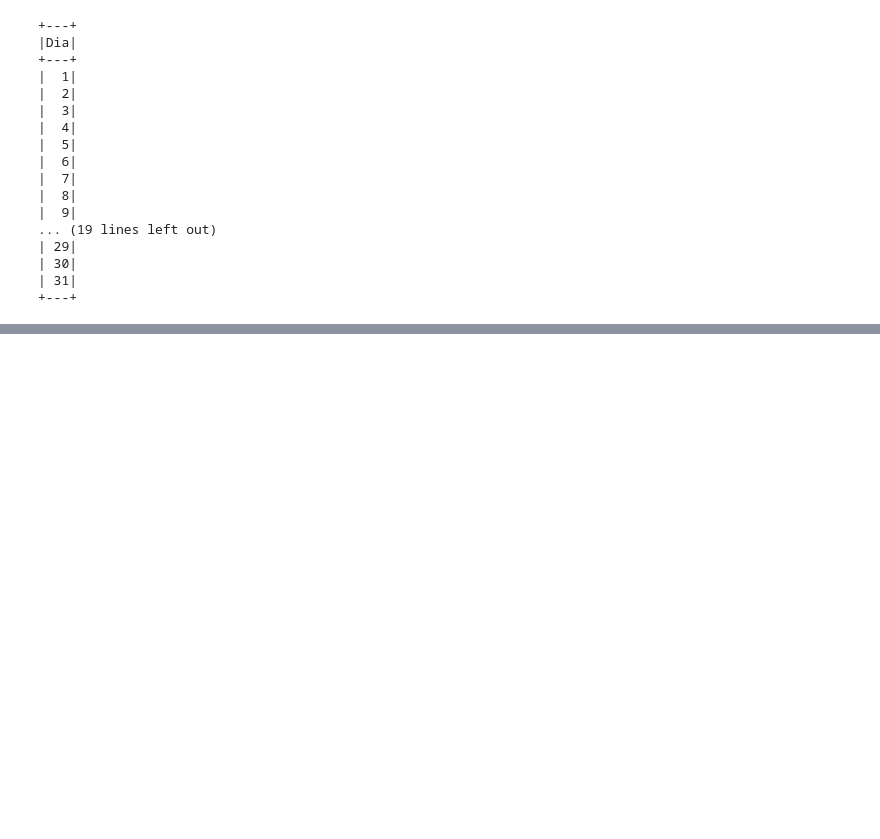
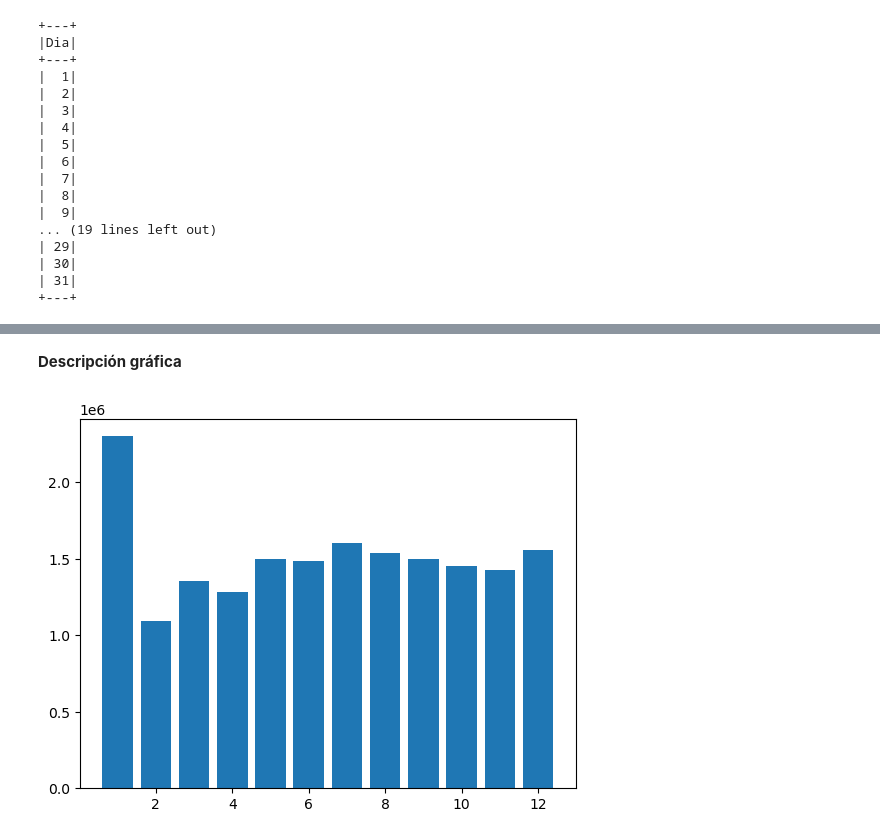
Before and after one commit to TheMexicanTarzan/Reto-COPPEL, a Jupyter notebook: Análisis_COPPEL.ipynb, the cells around one changed output, grey strips where cells are left out. Cells and saved outputs as stored; diff of their text form; code cells hidden in the pictures; blank space fills up the shorter version.

```diff
--- a/Análisis_COPPEL.ipynb
+++ b/Análisis_COPPEL.ipynb
@@ -196,0 +264,5 @@ Corregir errores de etiquetado y elimar observaciones donde hora de llegada es m
+# %%
+df = df.filter((col("Hora_llegada") < col("Hora_llamado")) &
+          (col("Hora_llegada") < col("Hora_salida")) &
+          (col("Hora_llamado") < col("Hora_salida")))
+print((df.count(), len(df.columns)))
@@ -262,3 +338,6 @@ df.select(col("Dia")).distinct().orderBy(col("Dia")).show(df.count())
 | 30|
 | 31|
 +---+
+# %%
+df = df.withColumn("Dia_semana", dayofweek(col("Fecha")))
+df.show(5)
@@ -264,0 +371,3 @@ df.select(col("Dia")).distinct().orderBy(col("Dia")).show(df.count())
+# %%
+df = df.withColumn("Tiempo_espera", col("Hora_llamado") - col("Hora_llegada"))
+df.show(5)
@@ -264,0 +401,3 @@ df.select(col("Dia")).distinct().orderBy(col("Dia")).show(df.count())
+# %%
+clientes_por_mes = df.groupby("Mes").count().withColumnRenamed("count", "Clientes").toPandas()
+clientes_por_mes.head(12)
@@ -264,0 +418,7 @@ df.select(col("Dia")).distinct().orderBy(col("Dia")).show(df.count())
+# %% [markdown]
+**Descripción gráfica**
+# %%
+plt.bar(clientes_por_mes.Mes, clientes_por_mes.Clientes)
+plt.show()
+# %% [output]
+[figure, added]
```
Also changed, not shown: parts of 51 cells of this notebook.
